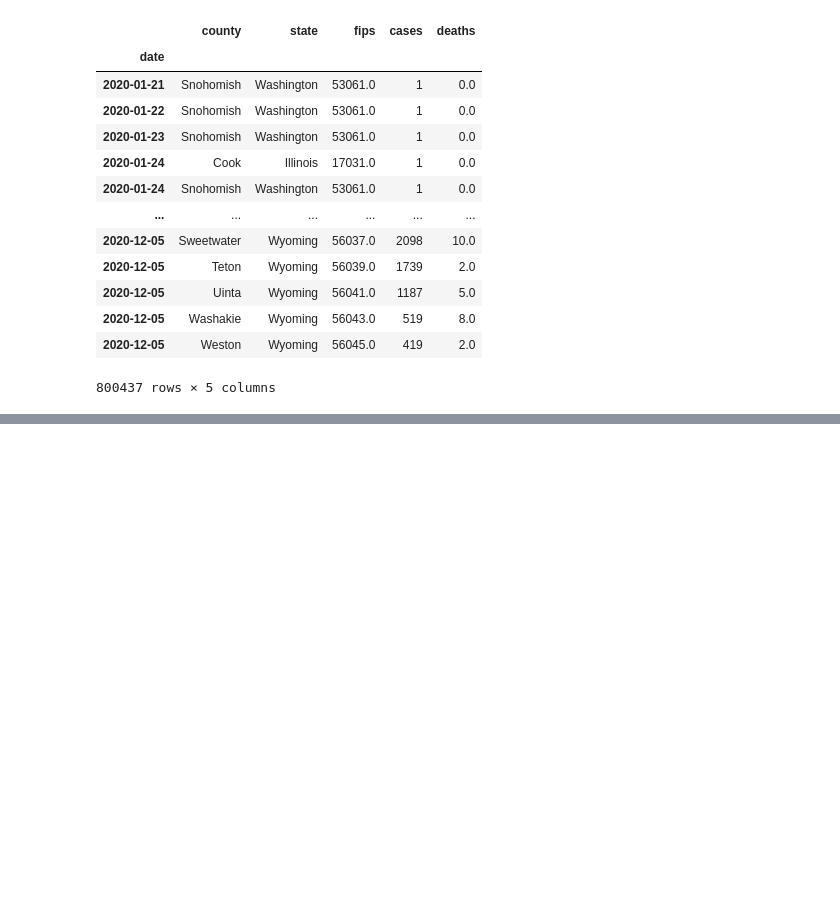
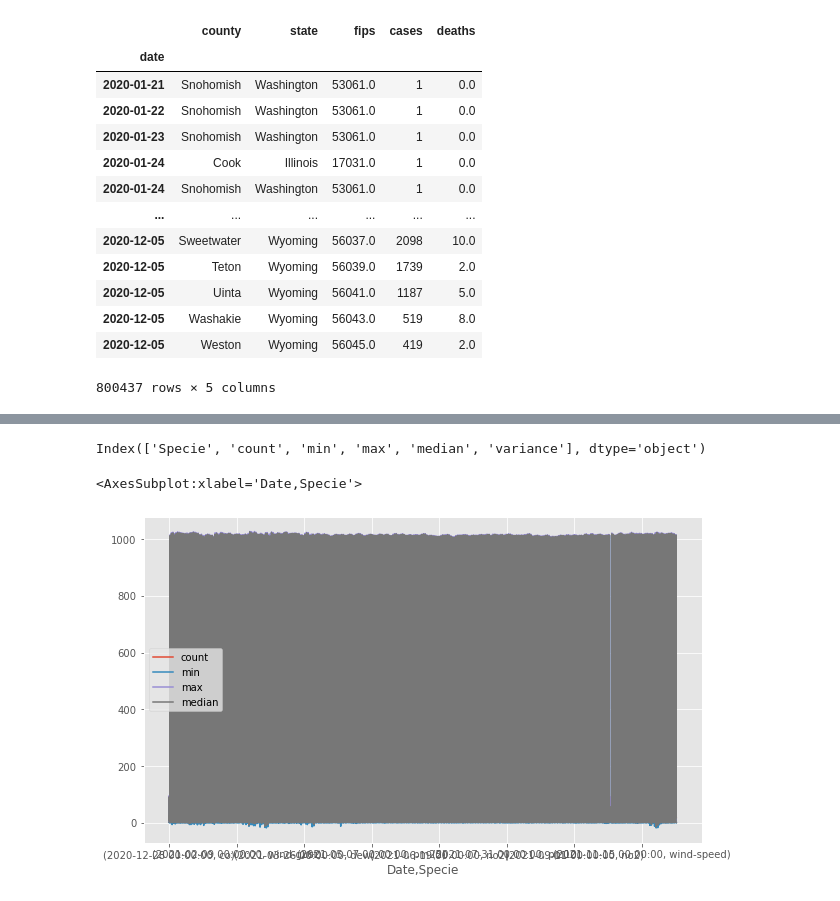
Before and after one commit to ragueroanna/Covid_AirQuality_Analysis, a Jupyter notebook: Initial_EDA_on_AQ_and_Cov_cases.ipynb, the cells around one changed output, grey strips where cells are left out. Drawn from its saved outputs; the diff is of its cells as text; code cells hidden in the pictures; blank space fills up the shorter version.

```diff
--- a/Initial_EDA_on_AQ_and_Cov_cases.ipynb
+++ b/Initial_EDA_on_AQ_and_Cov_cases.ipynb
@@ -136,0 +137,9 @@ df_ct[(df_ct['state']=='California') & (df_ct['county']=='Los Angeles')]
+# %%
+df_la.columns
+# %% [output]
+Index(['Specie', 'count', 'min', 'max', 'median', 'variance'], dtype='object')
+# %%
+df_la.drop('variance', axis=1).reset_index().groupby(['Date','Specie']).median().plot()
+# %% [output]
+<AxesSubplot:xlabel='Date,Specie'>
+[figure, added]
```
Also changed, not shown: parts of 27 cells of this notebook.
